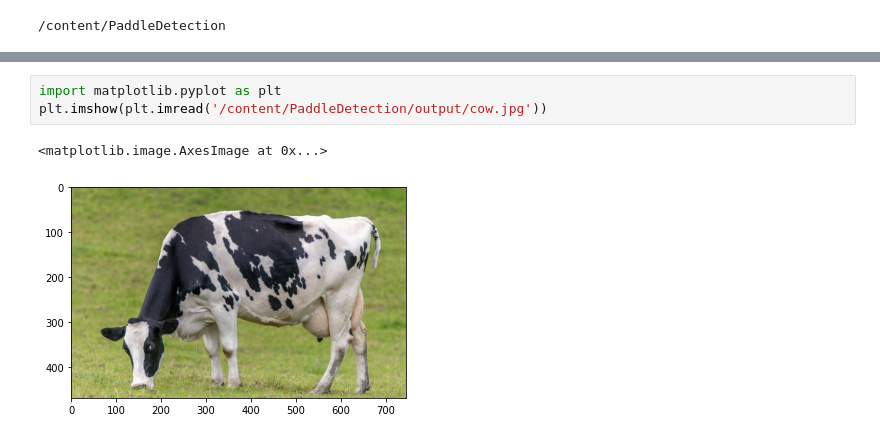
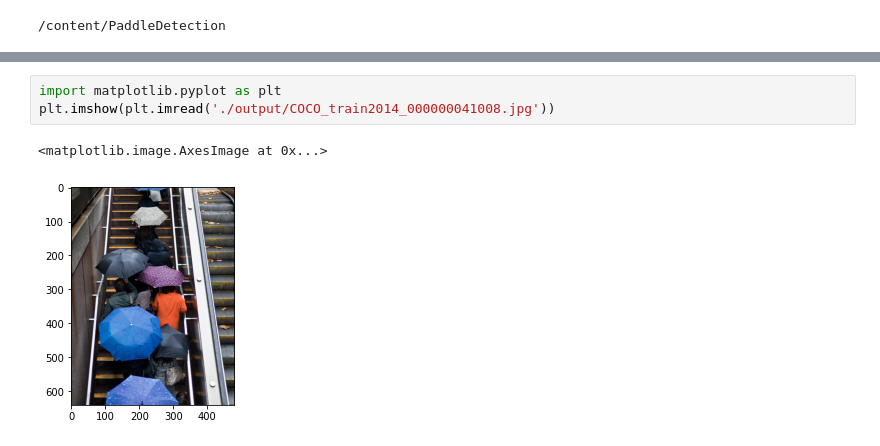
Before and after one commit to yushendye/AerialInspection, a Jupyter notebook: PP_YOLO_Train_7_July.ipynb, the cells around one changed output, grey strips where cells are left out. Saved outputs shown, nothing was run; the diff lists cells and outputs as text.

```diff
--- a/PP_YOLO_Train_7_July.ipynb
+++ b/PP_YOLO_Train_7_July.ipynb
@@ -181,6 +185,6 @@ W0707 08:17:04.606273  3639 device_context.cc:422] device: 0, cuDNN Version: 7.6
 # %%
 import matplotlib.pyplot as plt
-plt.imshow(plt.imread('/content/PaddleDetection/output/cow.jpg'))
+plt.imshow(plt.imread('./output/COCO_train2014_000000041008.jpg'))
 # %% [output]
 <matplotlib.image.AxesImage at 0x...>
-[figure, old version]
+[figure, new version]
```
Also changed, not shown: parts of 8 cells of this notebook.
